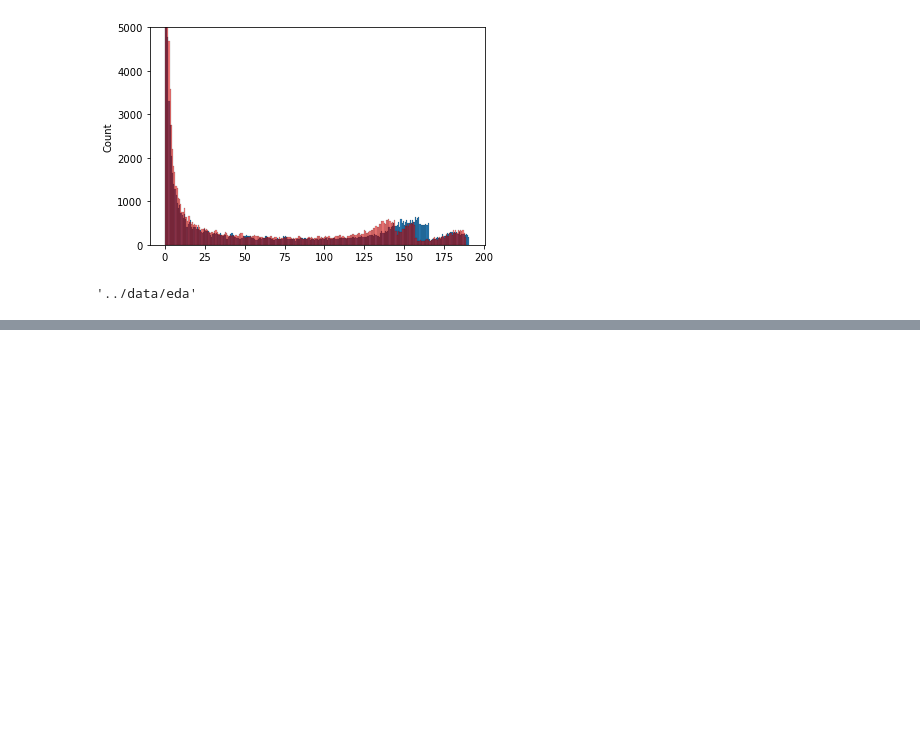
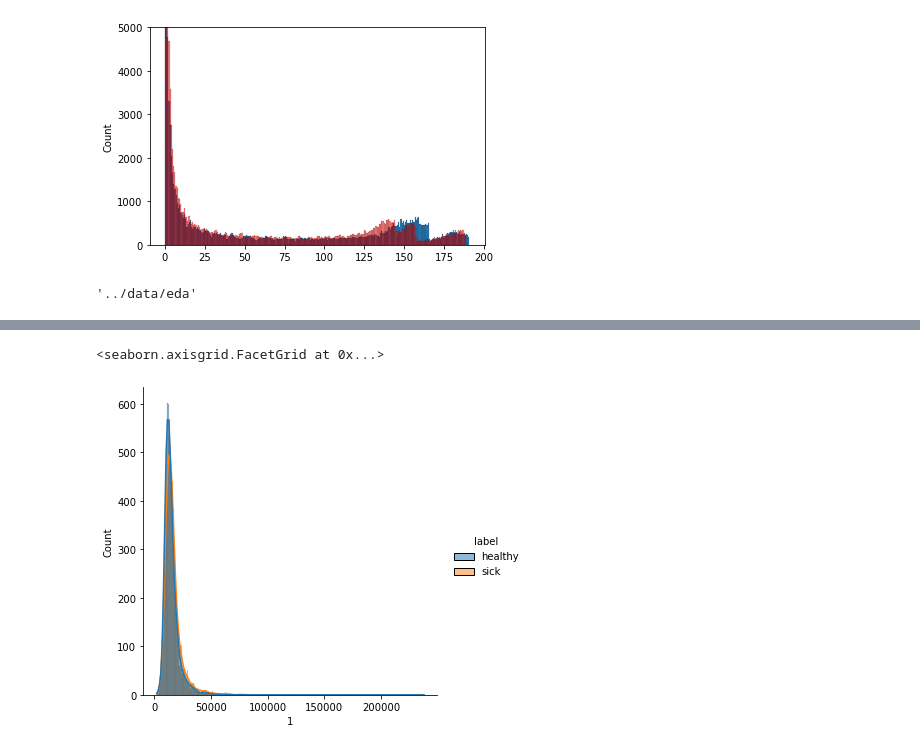
Before and after one commit to kbenmus02/A62-EquipeCV, a Jupyter notebook: notebook/iteration_1_eda_2.ipynb, the cells around one changed output, grey strips where cells are left out. Saved outputs shown, nothing was run; the diff lists cells and outputs as text; code cells hidden in the pictures; blank space fills up the shorter version.

```diff
--- a/notebook/iteration_1_eda_2.ipynb
+++ b/notebook/iteration_1_eda_2.ipynb
@@ -89,0 +104,16 @@ utils.pickel_save(img_mean_sick, PATH_DATA_EDA + "/" + "img_mean_sick.pkl")
+# %%
+pixel_count_healthy = pixel_count(df_path_img_healthy)
+# %%
+pixel_count_sick = pixel_count(df_path_img_sick)
+# %%
+df_pixel_count_healthy = pd.DataFrame(pixel_count_healthy)
+df_pixel_count_healthy["label"] = "healthy"
+df_pixel_count_sick = pd.DataFrame(pixel_count_sick)
+df_pixel_count_sick["label"] = "sick"
+# %%
+df_pixel_count = pd.concat([df_pixel_count_healthy, df_pixel_count_sick], ignore_index = True)
+# %%
+sns.displot(data = df_pixel_count, x = df_pixel_count[1], kde = True, hue = "label", )
+# %% [output]
+<seaborn.axisgrid.FacetGrid at 0x...>
+[figure, added]
```
Also changed, not shown: parts of 10 cells of this notebook, 3 other files.
